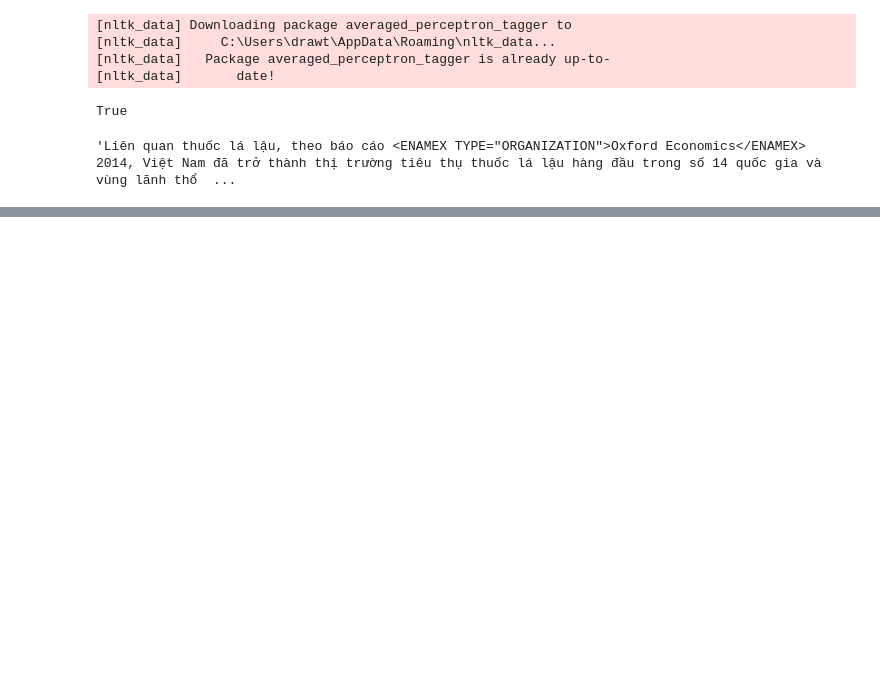
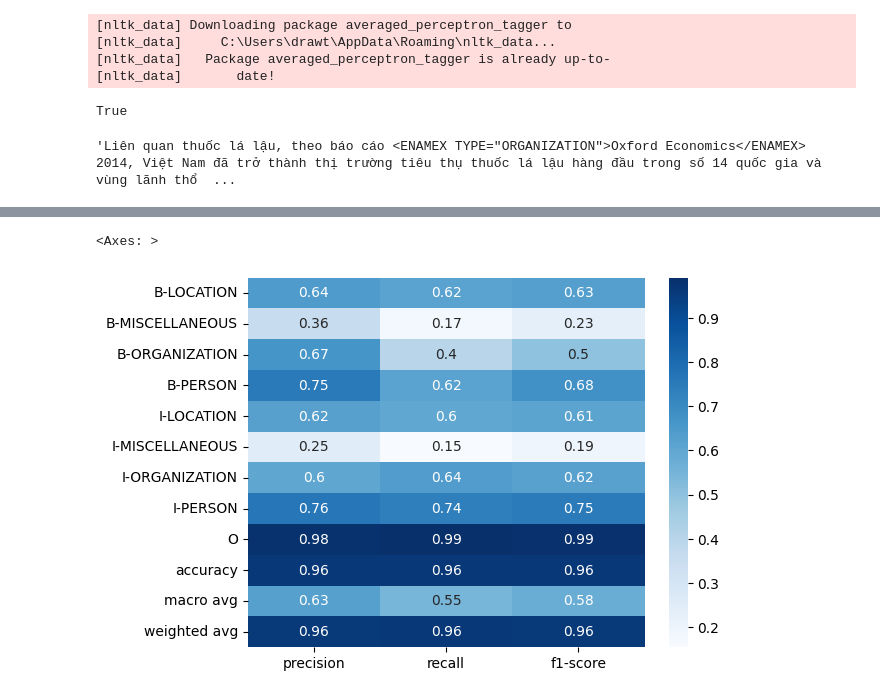
Before and after one commit to 4ursmile/NER-using-CRF, a Jupyter notebook: NER-CRF.ipynb, the cells around one changed output, grey strips where cells are left out. Saved outputs shown, nothing was run; the diff lists cells and outputs as text; code cells hidden in the pictures; blank space fills up the shorter version.

```diff
--- a/NER-CRF.ipynb
+++ b/NER-CRF.ipynb
@@ -31,19 +31,22 @@ class Text_Extraction:
         return text
     def TextConstructer(self, text):
         First = text.split('<ENAMEX TYPE="')[0]
-        ft = ViTokenizer.tokenize(First)
+        ft = First #ViTokenizer.tokenize(First)
         ft = self.Remove_punctuation(ft)
         name_lib_first = []
         for word in ft.split():
-            name_lib_first.append((word, 'I'))
+            name_lib_first.append((word, 'O'))
         NE, word = self.ExtractNameEntity(text)
         if NE is None:
             return name_lib_first
-        word = self.Remove_punctuation(word)
-        lword = ViTokenizer.tokenize(word).split()
+        #word = ViTokenizer.tokenize(word)
+        words = self.Remove_punctuation(word).split()
         name_lib = []
-        for i, word in enumerate(lword):
-            name_lib.append((word, NE))
+        for i, word in enumerate(words):
+            if i == 0:
+                name_lib.append((word, 'B-' + NE))
+            else:
+                name_lib.append((word, 'I-' + NE))
         return name_lib_first + name_lib
     def remove_inner_tag(self, text):
         #this function take text, remove inner tag which have outer tag and keep outer tag and all tag that dont have inner tag
@@ -303,0 +352,6 @@ s I
+# %%
+import pandas as pd
+sns.heatmap(pd.DataFrame(model.classification_report(x_test=X_test, y_test=y_test, output_dict=True)).iloc[:-1, :].T, annot=True, cmap='Blues')
+# %% [output]
+<Axes: >
+[figure, added]
```
Also changed, not shown: parts of 9 cells of this notebook, 1 other file.
